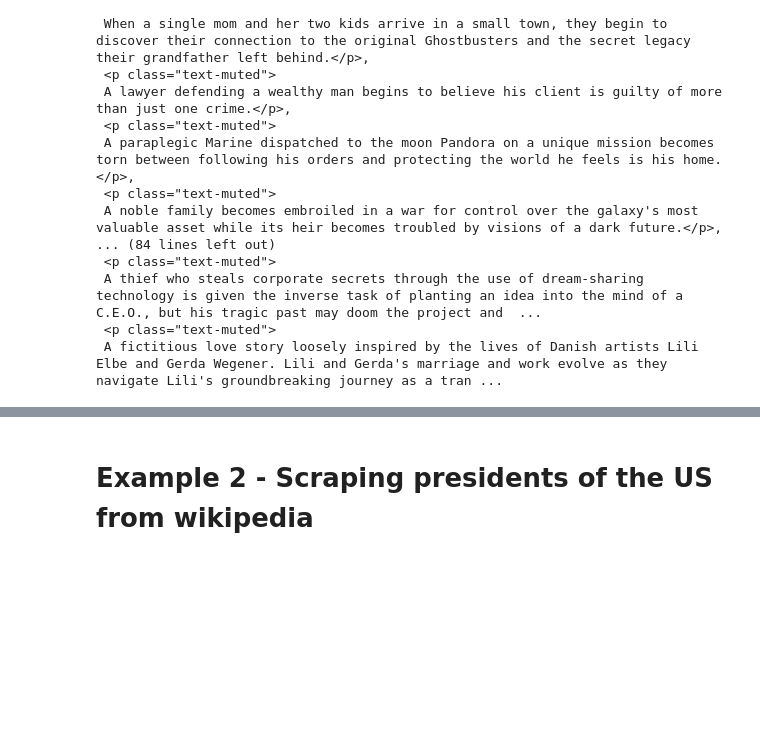
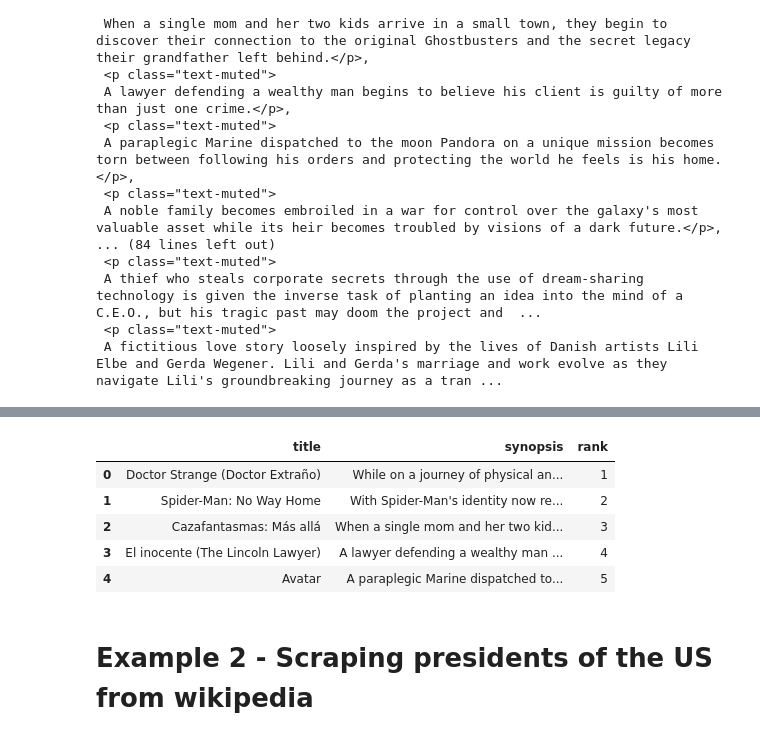
Before and after one commit to rogerserret/IronRoger, a Jupyter notebook: week7_classexs/Multiple_page_scraping.ipynb, the cells around one changed output, grey strips where cells are left out. Saved outputs shown, nothing was run; the diff lists cells and outputs as text; code cells hidden in the pictures; blank space fills up the shorter version.

```diff
--- a/week7_classexs/Multiple_page_scraping.ipynb
+++ b/week7_classexs/Multiple_page_scraping.ipynb
@@ -219,0 +227,11 @@ soup.select('p:nth-child(4)')
+# %%
+page_parsed=[]
+titles=[]
+synopsis=[]
+
+for i in tqdm(range(len(pages))):
+    page_parsed.append(BeautifulSoup(pages[i],'html.parser'))
+    movies_html=page_parsed[i].select('div.lister-item-content')
+    for m in range(len(movies_html)):
+        titles.append(movies_html[m].select('h3 > a')[0].get_text())
+        synopsis.append(movies_html[m].select('p:nth-child(4)')[0].get_text(strip=True))
@@ -219,0 +286,2 @@ soup.select('p:nth-child(4)')
+# %%
+movies_all=pd.DataFrame({'title':titles,'synopsis':synopsis})
@@ -220,3 +297,14 @@ soup.select('p:nth-child(4)')
+# %%
+movies_all['rank']=movies_all.index+1
+# %%
+movies_all.head()
+# %% [output]
+|  | title | synopsis | rank |
+| 0 | Doctor Strange (Doctor Extraño) | While on a journey of physical an... | 1 |
+| 1 | Spider-Man: No Way Home | With Spider-Man's identity now re... | 2 |
+| 2 | Cazafantasmas: Más allá | When a single mom and her two kid... | 3 |
+| 3 | El inocente (The Lincoln Lawyer) | A lawyer defending a wealthy man ... | 4 |
+| 4 | Avatar | A paraplegic Marine dispatched to... | 5 |
 # %% [markdown]
 # Example 2 - Scraping presidents of the US from wikipedia
 # %% [markdown]
```
Also changed, not shown: parts of 10 cells of this notebook, 8 other files.
